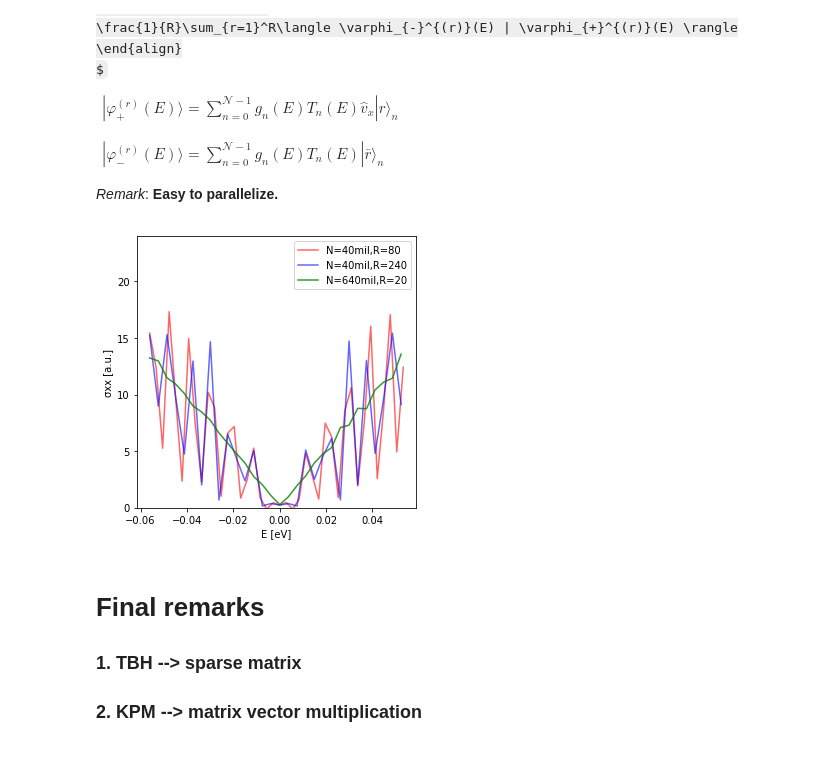
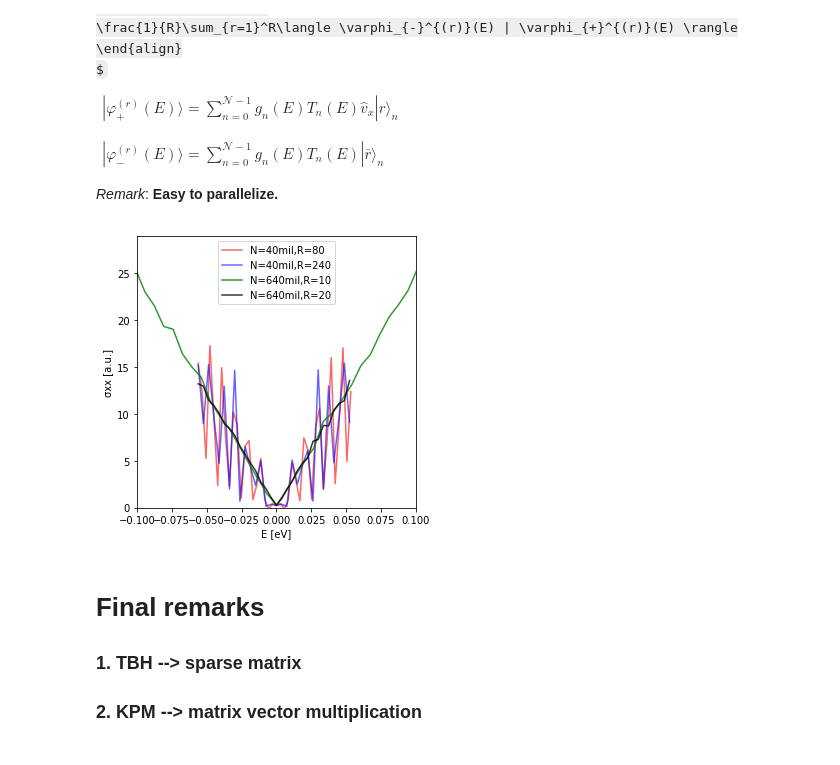
Before and after one commit to jebarriosvargas/CMTEM_2019, a Jupyter notebook: Tutorial_CMTEN_Cancun_Ago19.ipynb, the cells around one changed output. Cells and saved outputs as stored; diff of their text form; code cells hidden in the pictures; some formulas as TeX source.

```diff
--- a/Tutorial_CMTEN_Cancun_Ago19.ipynb
+++ b/Tutorial_CMTEN_Cancun_Ago19.ipynb
@@ -913,24 +913,30 @@ $\begin{align}
 
 *Remark*: **Easy to parallelize.**
 # %%
+from pylab import *
 D0 = loadtxt("sigma_grid_40000_80.txt")
 E0,σxx0 = D0.T[0],D0.T[1]
 D1 = loadtxt("sigma_grid_40000_240.txt")
 E1,σxx1 = D1.T[0],D1.T[1]
-D2 = loadtxt("sigma_grid_640000_20.txt")
+D2 = loadtxt("sigma_grid_640000_10.txt")
 E2,σxx2 = D2.T[0],D2.T[1]
+D3 = loadtxt("sigma_grid_640000_20.txt")
+E3,σxx3 = D3.T[0],D3.T[1]
 
 fig,ax = plt.subplots(figsize=(5,5))
 ax.plot(E0,σxx0,c='r',alpha=0.6,label='N=40mil,R=80');
 ax.plot(E1,σxx1,c='b',alpha=0.6,label='N=40mil,R=240');
-ax.plot(E2,σxx2,c='g',alpha=0.8,label='N=640mil,R=20');
+ax.plot(E2,σxx2,c='g',alpha=0.8,label='N=640mil,R=10');
+ax.plot(E3,σxx3,c='k',alpha=0.8,label='N=640mil,R=20');
 
-ax.set_ylim(0,24);
+
+ax.set_ylim(0,29)
+ax.set_xlim(-0.1,0.1);
 ax.set_xlabel('E [eV]');
 ax.set_ylabel('σxx [a.u.]');
 ax.legend();
 # %% [output]
-[figure, old version]
+[figure, new version]
 # %% [markdown]
 # Final remarks
 
```
Also changed, not shown: parts of 11 cells of this notebook, 1 other file.
